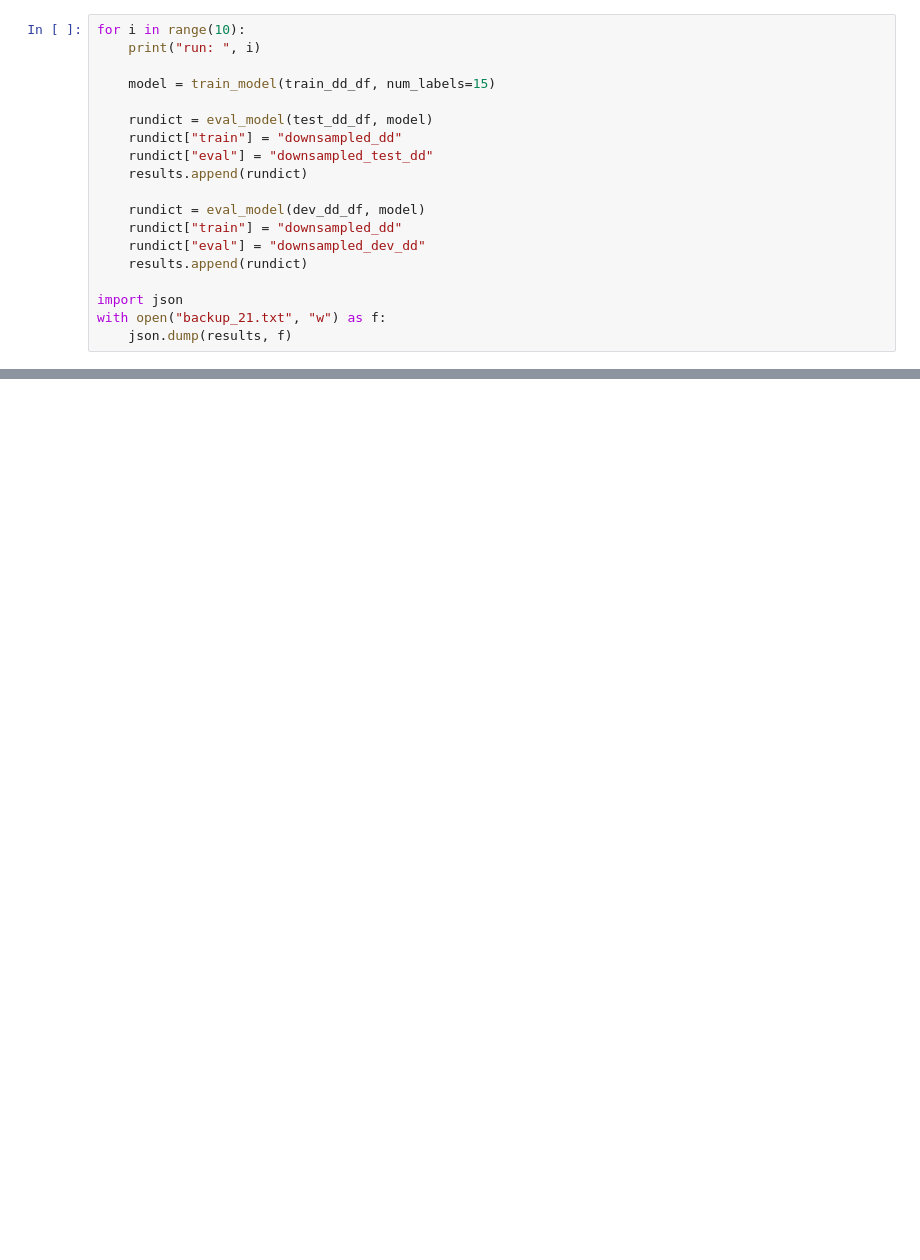
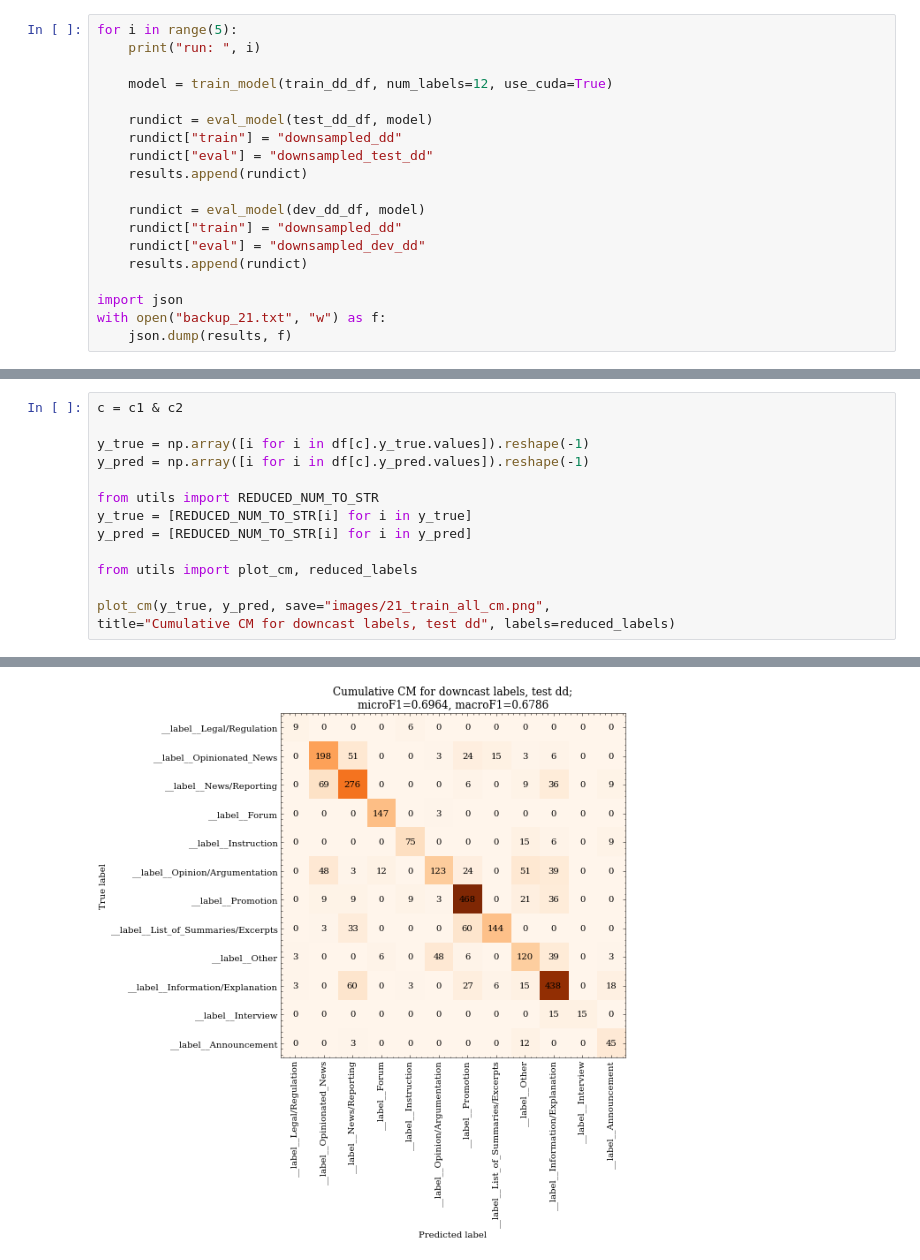
Before and after one commit to TajaKuzman/Transformers-GINCO-Experiments, a Jupyter notebook: 21_q4.ipynb, the cells around one changed output, grey strips where cells are left out. Saved outputs shown, nothing was run; the diff lists cells and outputs as text; blank space fills up the shorter version.

```diff
--- a/21_q4.ipynb
+++ b/21_q4.ipynb
@@ -34,8 +42,8 @@ dev_dd_df["labels"] = dev_dd_df.labels.apply(downsample_second)
 # %%
-for i in range(10):
+for i in range(5):
     print("run: ", i)
 
-    model = train_model(train_dd_df, num_labels=15)
+    model = train_model(train_dd_df, num_labels=12, use_cuda=True)
 
     rundict = eval_model(test_dd_df, model)
     rundict["train"] = "downsampled_dd"
@@ -63,0 +172,15 @@ This is now corrected. The model expects the correct number of classes, although
+# %%
+c = c1 & c2
+
+y_true = np.array([i for i in df[c].y_true.values]).reshape(-1)
+y_pred = np.array([i for i in df[c].y_pred.values]).reshape(-1)
+
+from utils import REDUCED_NUM_TO_STR
+y_true = [REDUCED_NUM_TO_STR[i] for i in y_true]
+y_pred = [REDUCED_NUM_TO_STR[i] for i in y_pred]
+
+from utils import plot_cm, reduced_labels
+
+plot_cm(y_true, y_pred, save="images/21_train_all_cm.png",
+title="Cumulative CM for downcast labels, test dd", labels=reduced_labels)
+# %% [output]
@@ -63,0 +189 @@ This is now corrected. The model expects the correct number of classes, although
+[figure, added]
```
Also changed, not shown: parts of 8 cells of this notebook.
